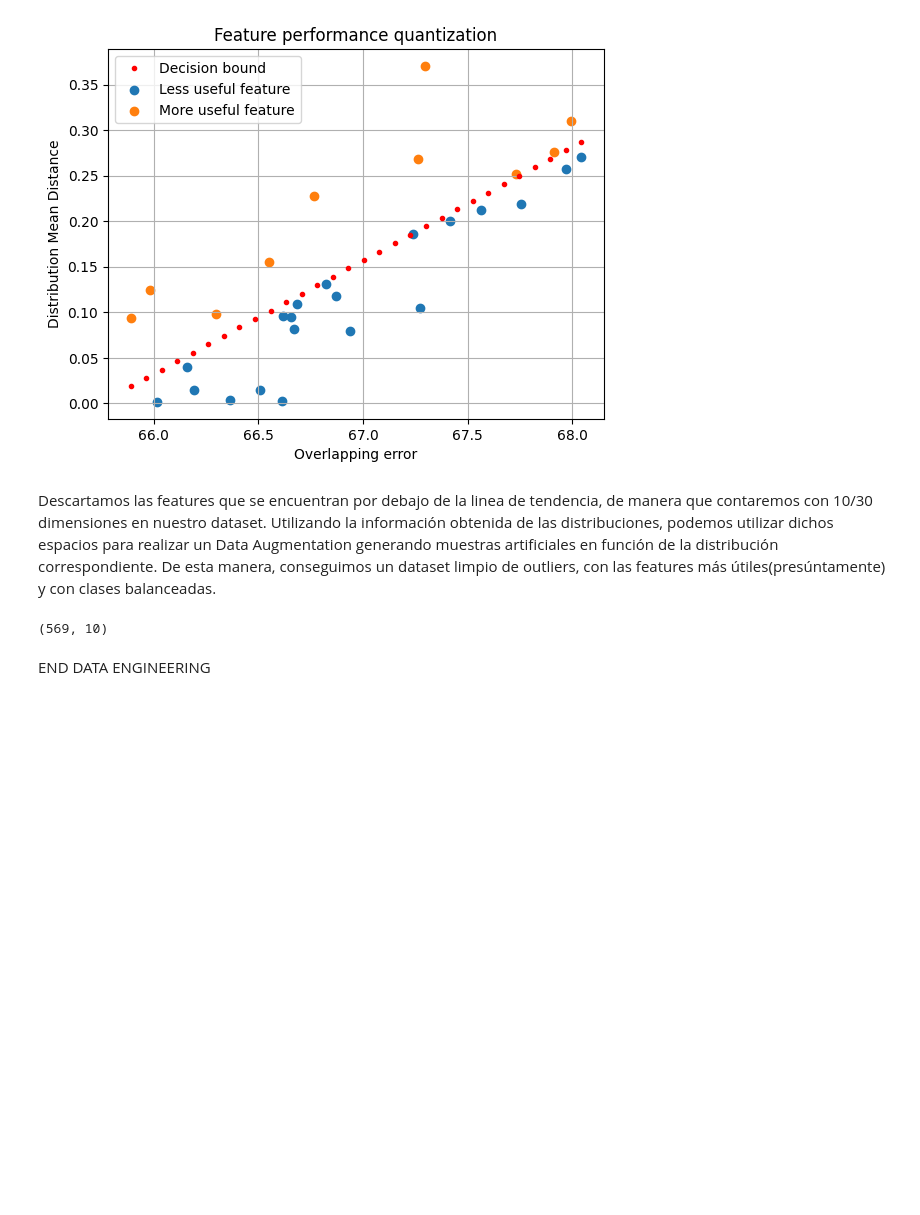
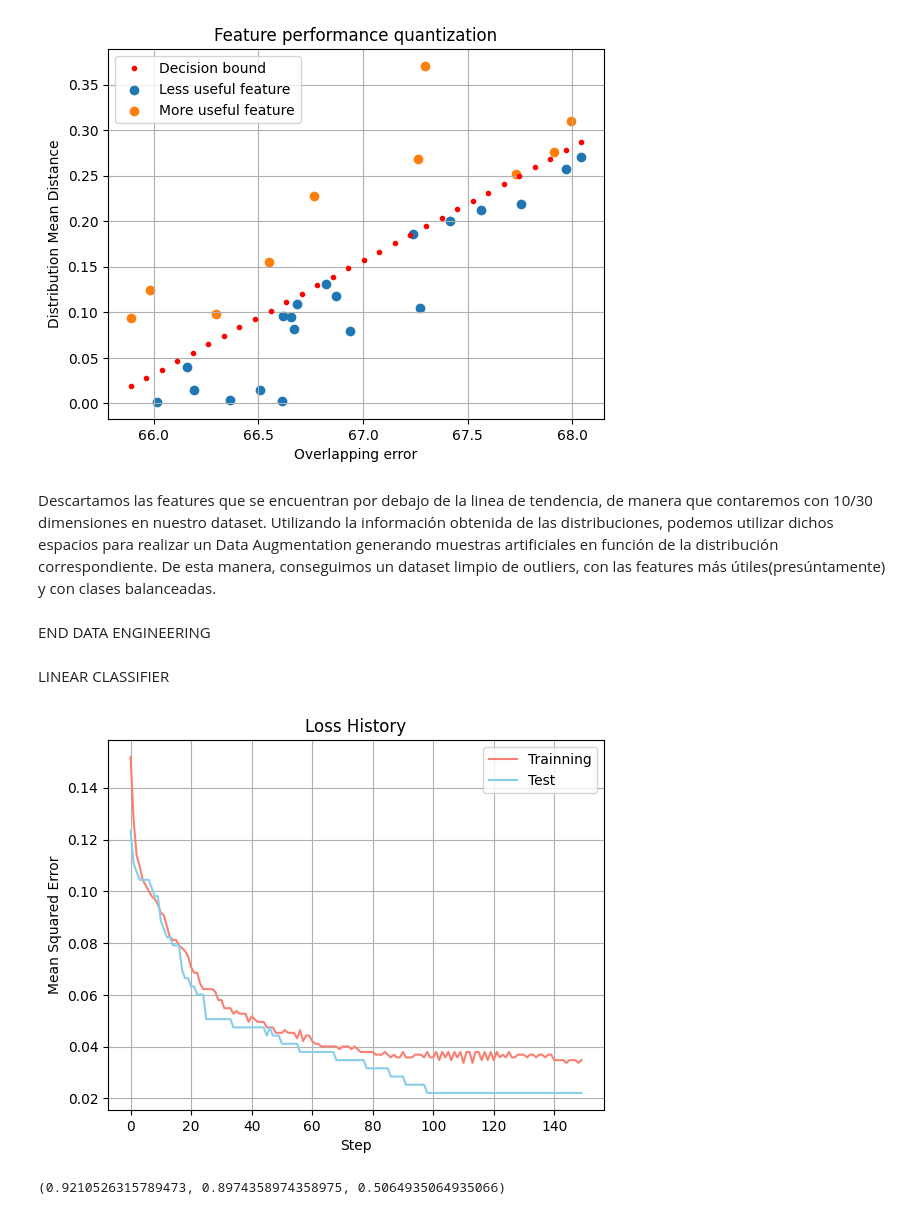
Before and after one commit to CarlosZT/ML_Final_Proj, a Jupyter notebook: Project/main.ipynb, the cells around one changed output. Drawn from its saved outputs; the diff is of its cells as text; code cells hidden in the pictures; blank space fills up the shorter version.

```diff
--- a/Project/main.ipynb
+++ b/Project/main.ipynb
@@ -107,8 +107,8 @@ def filter_outliers(x_filt, y_filt, p, outlier_limit=3):
 
 
 for i in range(X.shape[1]):
-    p = dt.get_feature_distribution(X[:,i], y)
-    o, m = dt.feature_performance(X[:,i], y,
+    p = get_feature_distribution(X[:,i], y)
+    o, m = feature_performance(X[:,i], y,
                         p['mu0'],
                         p['std0'],
                         p['mu1'],
@@ -139,13 +139,16 @@ for i in range(X.shape[1]):
 Una vez que conocemos los parámetros de cada distribución, podemos aprovecharlos para deshacernos de los outliers parametrizando los filtros en función de la confianza que deseemos integrar en el dataset. En este caso, optaremos por un nivel de confianza del 99.7% y descartaremos cualquier muestra que se localice fuera de los límites: $$\mu \pm 3\times \sigma$$
 # %%
 for i in range(x_filt.shape[1]):
-    p = dt.get_feature_distribution(x_filt[:,i], y_filt)
-    o, m = dt.feature_performance(x_filt[:,i], y_filt,
+    p = get_feature_distribution(x_filt[:,i], y_filt)
+    o, m = feature_performance(x_filt[:,i], y_filt,
                         p['mu0'],
                         p['std0'],
                         p['mu1'],
                         p['std1'],
                         plot=True)
+
+y = y_filt
+X = x_filt
 # %% [output]
 [figure]
 [figure]
@@ -223,8 +226,6 @@ for i, bf in enumerate(bounded_feature):
 _ = np.array(_).swapaxes(0,1)
 X = _
 #Data augmentation to solve unbalanced classes
-X, y = dt.data_augmentation(X, y)
+X, y = data_augmentation(X, y)
-# %% [output]
-(569, 10)
 # %% [markdown]
 END DATA ENGINEERING
@@ -230,0 +236,5 @@ END DATA ENGINEERING
+# %%
+X, y = shuffle(X, y)
+X_train, X_test, y_train , y_test = train_test_split(X, y, test_size = 0.25)
+# %% [markdown]
+LINEAR CLASSIFIER
@@ -230,0 +275,29 @@ END DATA ENGINEERING
+# %%
+lc = LinearClassifier(X.shape[1])
+loss_train = []
+loss_test = []
+steps = 150
+for i in range(steps):
+    display.clear_output(wait=True)
+    y_hat = lc.predict(X_train)
+    lc.update_weights(y_train, y_hat, X_train, lr = 0.001)
+    loss_train.append(np.mean(lc.loss[0](y_train, y_hat)))
+
+    y_hat = lc.predict(X_test)
+    loss_test.append(np.mean(lc.loss[0](y_test, y_hat)))
+
+    plt.plot(loss_train, color='salmon', label= 'Trainning')
+    plt.plot(loss_test, color='skyblue', label= 'Test')
+
+    plt.grid(True)
+    plt.legend(loc='best')
+    plt.ylabel('Mean Squared Error')
+    plt.xlabel('Step')
+    plt.title('Loss History')
+    plt.show()
+
+
+lc.metrics(y_test, y_hat)
+# %% [output]
+[figure, added]
+(0.9210526315789473, 0.8974358974358975, 0.5064935064935066)
```
Also changed, not shown: parts of 6 cells of this notebook.
